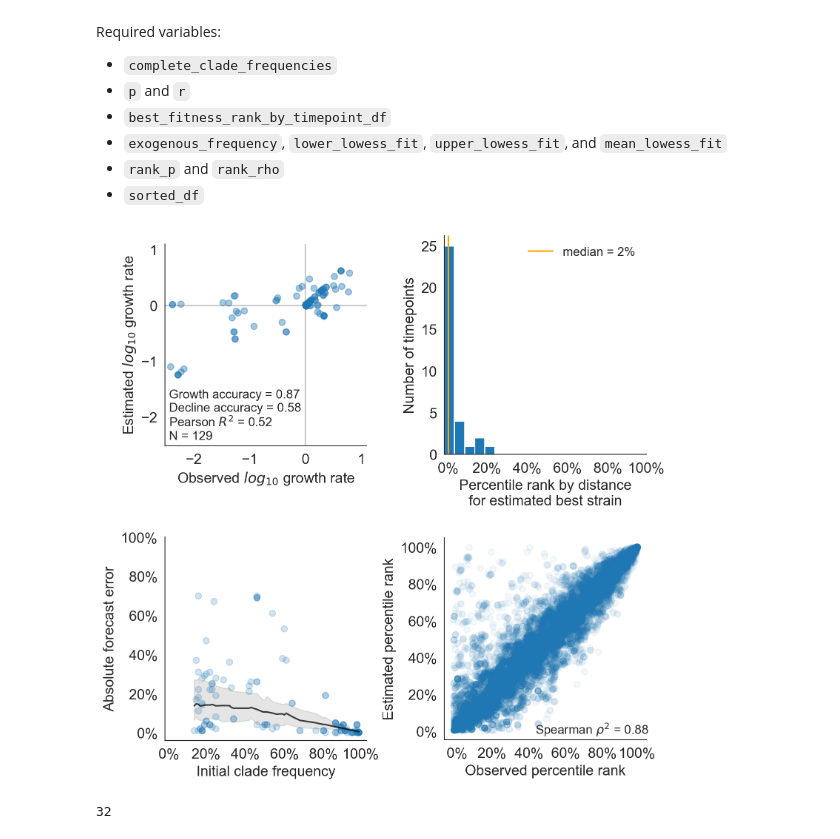
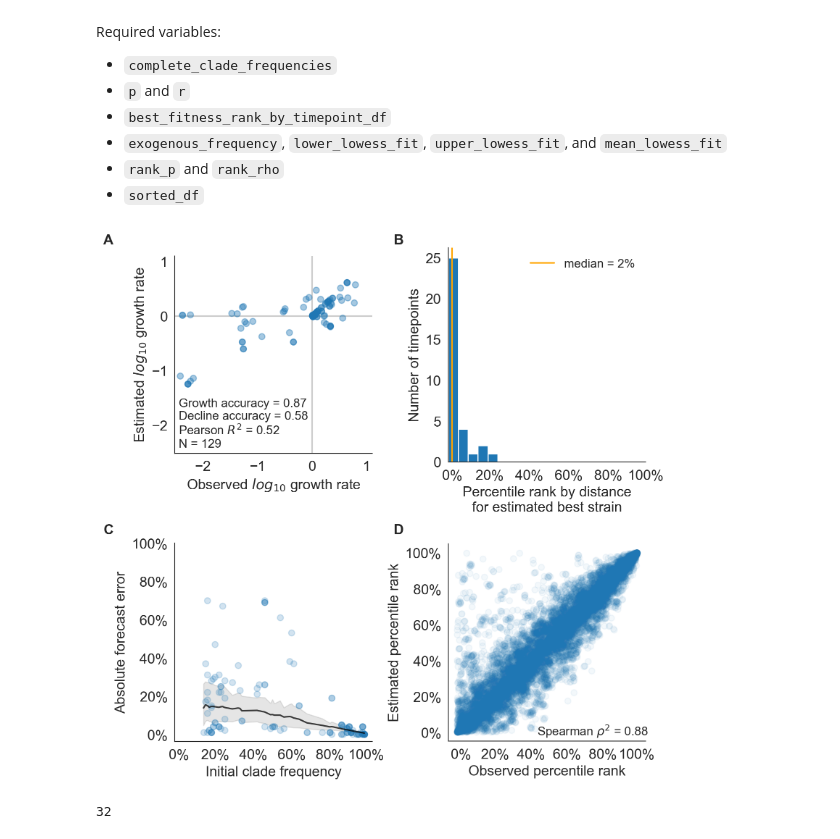
Before and after one commit to blab/flu-forecasting, a Jupyter notebook: analyses/2019-12-10-frequency-correlations-for-all-populations.ipynb, the cells around one changed output. Saved outputs shown, nothing was run; the diff lists cells and outputs as text; code cells hidden in the pictures.

Commit message:
Figure out code to add panel labels to validation figures

```diff
--- a/analyses/2019-12-10-frequency-correlations-for-all-populations.ipynb
+++ b/analyses/2019-12-10-frequency-correlations-for-all-populations.ipynb
@@ -660,35 +660,45 @@ else:
     rank_p_value = "$p$ = %.3f" % rank_p
 
 all_rank_ax.plot(
     sorted_df["timepoint_rank"],
     sorted_df["timepoint_estimated_rank"],
     "o",
     alpha=0.05
 )
 
 all_rank_ax.text(
     0.45,
     0.05,
     "Spearman $\\rho^2$ = %.2f" % (rank_rho ** 2,),
     fontsize=12,
     horizontalalignment="left",
     verticalalignment="center",
     transform=all_rank_ax.transAxes
 )
 
 all_rank_ax.set_xticks(ticks)
 all_rank_ax.set_yticks(ticks)
 all_rank_ax.set_xticklabels(['{:3.0f}%'.format(x * 100) for x in ticks])
 all_rank_ax.set_yticklabels(['{:3.0f}%'.format(x * 100) for x in ticks])
 
 all_rank_ax.set_xlabel("Observed percentile rank")
 all_rank_ax.set_ylabel("Estimated percentile rank")
 all_rank_ax.set_aspect("equal")
 
+# Annotate panel labels.
+panel_labels_dict = {
+    "weight": "bold",
+    "size": 14
+}
+plt.figtext(0.0, 0.97, "A", **panel_labels_dict)
+plt.figtext(0.5, 0.97, "B", **panel_labels_dict)
+plt.figtext(0.0, 0.47, "C", **panel_labels_dict)
+plt.figtext(0.5, 0.47, "D", **panel_labels_dict)
+
 gs.tight_layout(fig)
-#plt.savefig("../manuscript/figures/validation-of-best-model-for-simulated-populations.png")
+#plt.savefig("../manuscript/figures/validation-of-best-model-for-simulated-populations.pdf")
 # %% [output]
-[figure, old version]
+[figure, new version]
 # %%
 (best_fitness_rank_by_timepoint_df["timepoint_rank"] <= 0.2).sum()
 # %% [output]
```
